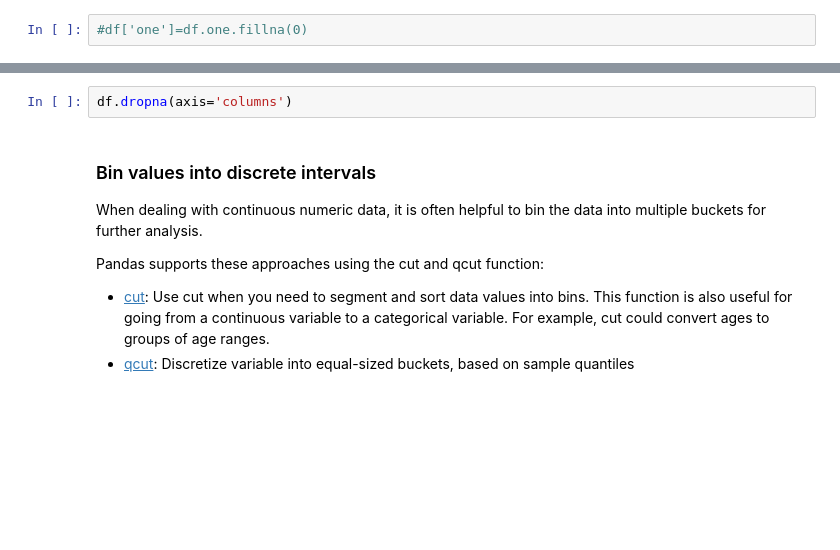
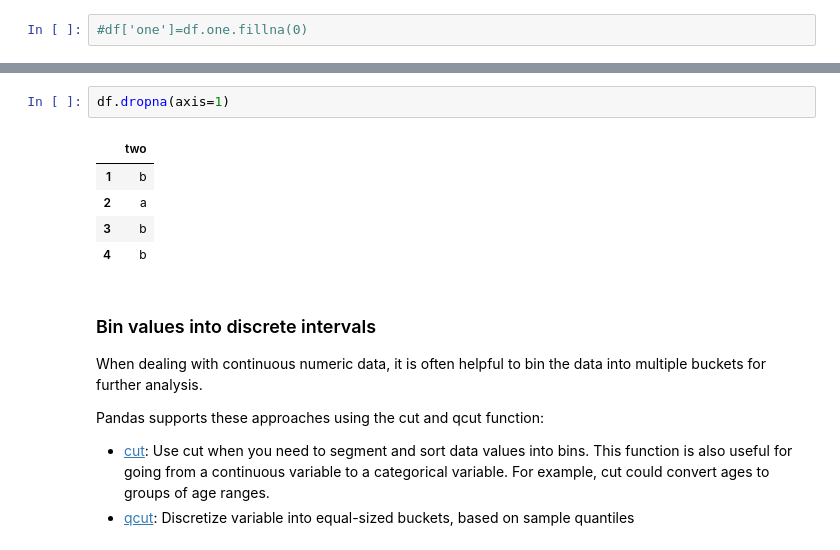
Before and after one commit to EMbeDS-education/IProML-GSSI-20232024, a Jupyter notebook: jupyter/jupyterNotebooks/Part1_NumPy_Pandas.ipynb, the cells around one changed output, grey strips where cells are left out. Drawn from its saved outputs; the diff is of its cells as text; blank space fills up the shorter version.

```diff
--- a/jupyter/jupyterNotebooks/Part1_NumPy_Pandas.ipynb
+++ b/jupyter/jupyterNotebooks/Part1_NumPy_Pandas.ipynb
@@ -2545,5 +2813,11 @@ df
 # %%
-df.dropna(axis='columns')
+df.dropna(axis=1)
+# %% [output]
+|  | two |
+| 1 | b |
+| 2 | a |
+| 3 | b |
+| 4 | b |
 # %% [markdown]
 ###  Bin values into discrete intervals
 
```
Also changed, not shown: parts of 114 cells of this notebook, 4 other files.
